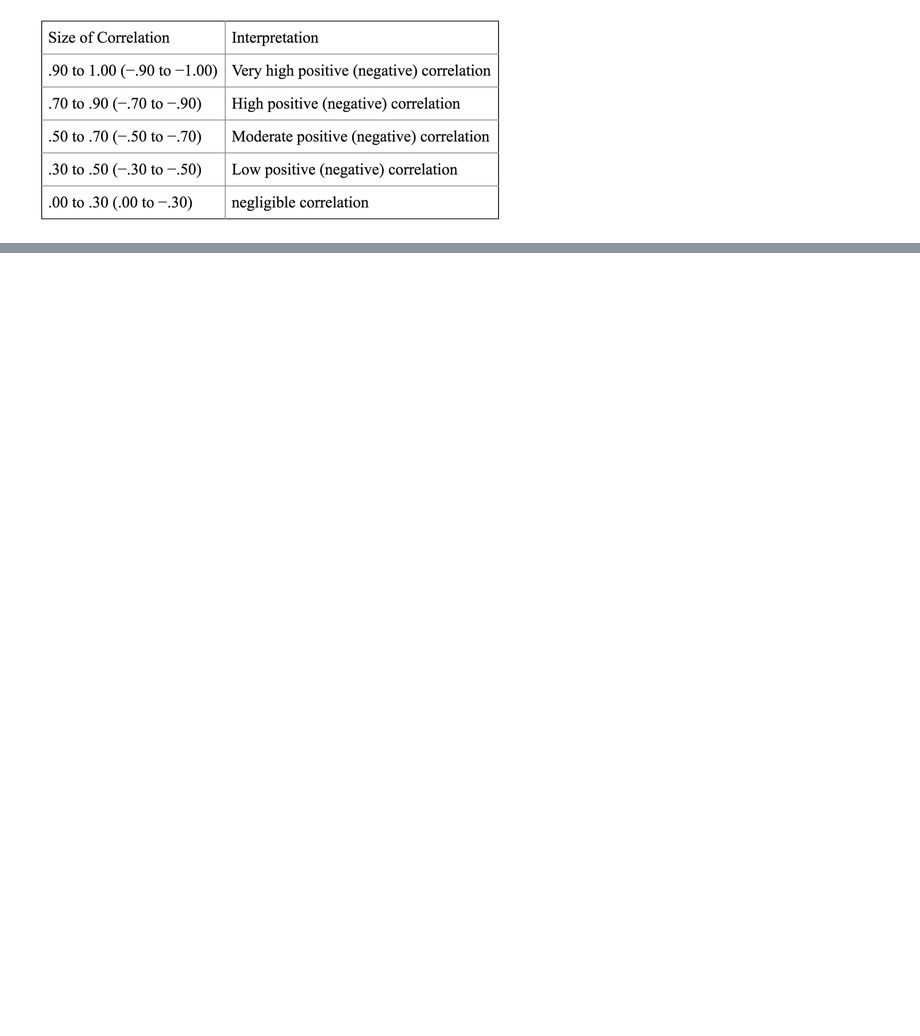
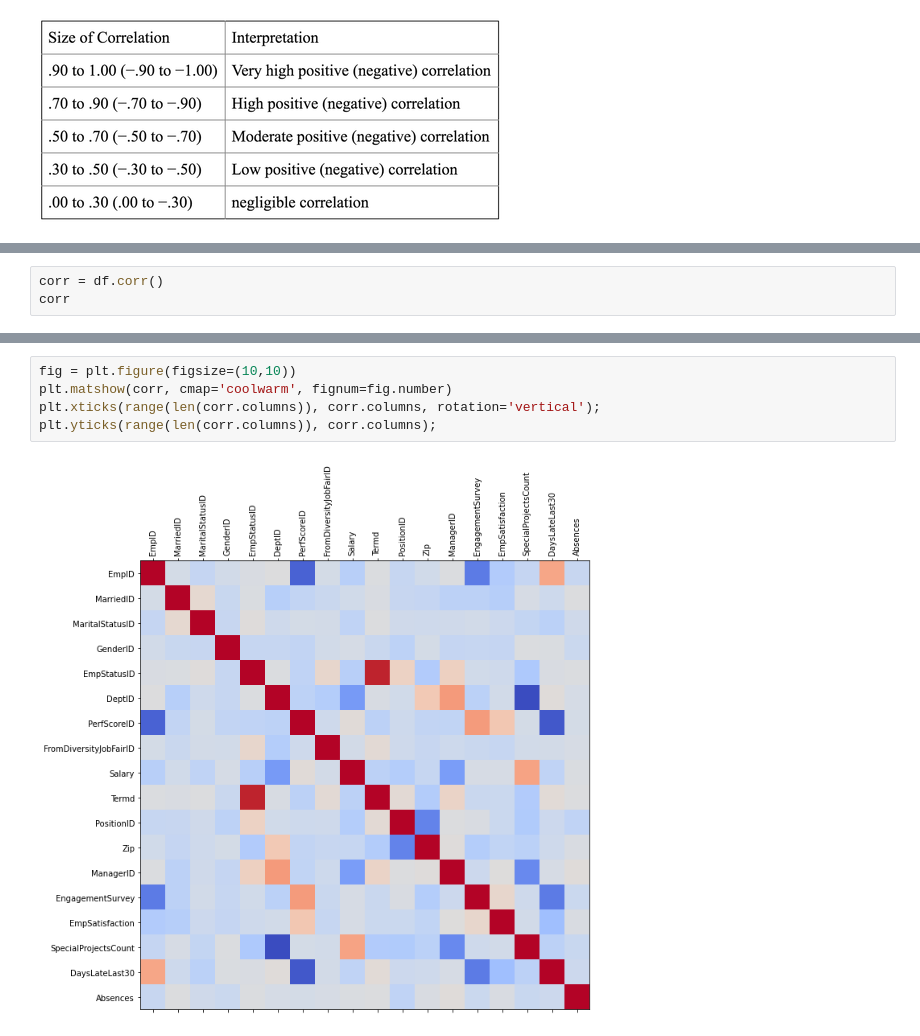
Before and after one commit to TheEolian/HR_Analysis, a Jupyter notebook: HR-Analysis.ipynb, the cells around one changed output, grey strips where cells are left out. Drawn from its saved outputs; the diff is of its cells as text; blank space fills up the shorter version.

```diff
--- a/HR-Analysis.ipynb
+++ b/HR-Analysis.ipynb
@@ -59,0 +78,3 @@ correlation
+# %%
+corr = df.corr()
+corr
@@ -59,0 +99,7 @@ correlation
+# %%
+fig = plt.figure(figsize=(10,10))
+plt.matshow(corr, cmap='coolwarm', fignum=fig.number)
+plt.xticks(range(len(corr.columns)), corr.columns, rotation='vertical');
+plt.yticks(range(len(corr.columns)), corr.columns);
+# %% [output]
+[figure, added]
```
Also changed, not shown: parts of 8 cells of this notebook.
